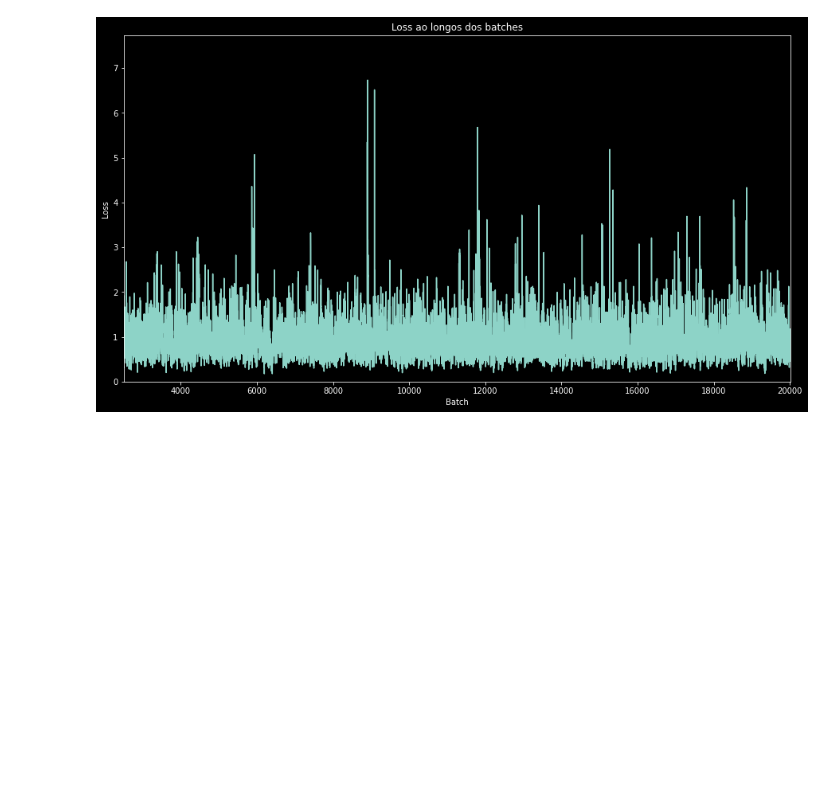
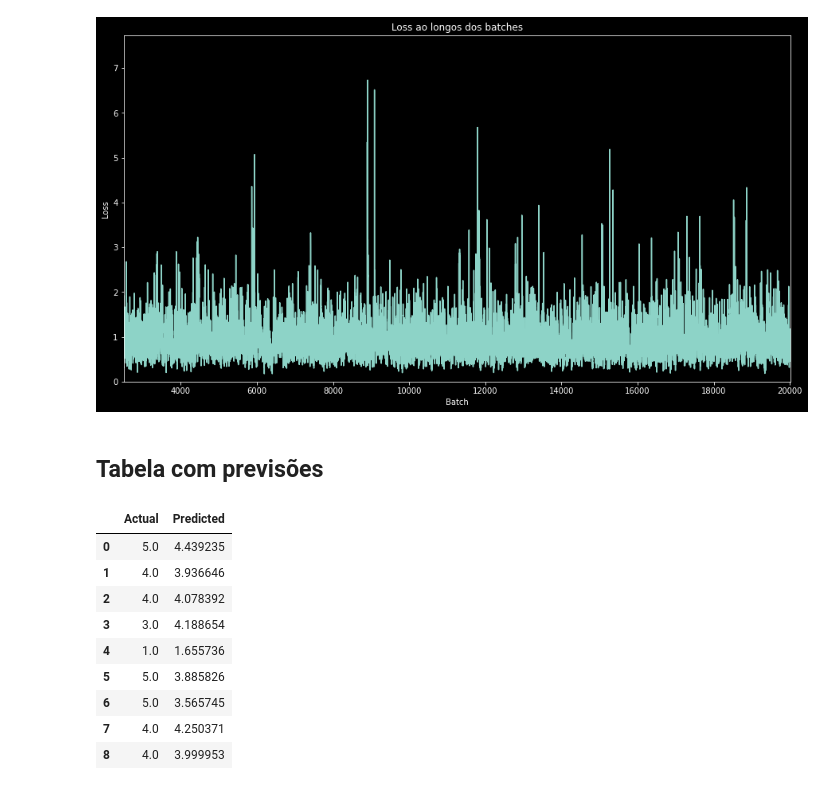
Before and after one commit to sidneyouteiro/IntroML, a Jupyter notebook: PF/main.ipynb, the cells around one changed output. Drawn from its saved outputs; the diff is of its cells as text; code cells hidden in the pictures; blank space fills up the shorter version.

Commit message:
dataframe com previsões

```diff
--- a/PF/main.ipynb
+++ b/PF/main.ipynb
@@ -251,3 +251,18 @@ plt.axis([2500, len(train_loss), 0, max(train_loss[2500:]) + 1])
 plt.show()
 # %% [output]
 [figure]
+# %% [markdown]
+## Tabela com previsões
+# %%
+df_prediction.head(10)
+# %% [output]
+|  | Actual | Predicted |
+| 0 | 5.0 | 4.439235 |
+| 1 | 4.0 | 3.936646 |
+| 2 | 4.0 | 4.078392 |
+| 3 | 3.0 | 4.188654 |
+| 4 | 1.0 | 1.655736 |
+| 5 | 5.0 | 3.885826 |
+| 6 | 5.0 | 3.565745 |
+| 7 | 4.0 | 4.250371 |
+| 8 | 4.0 | 3.999953 |
```
